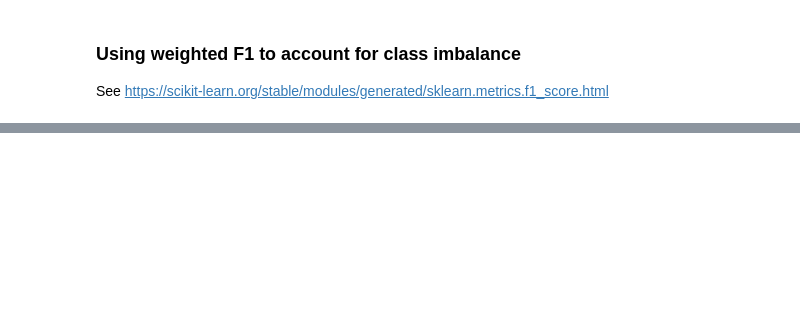
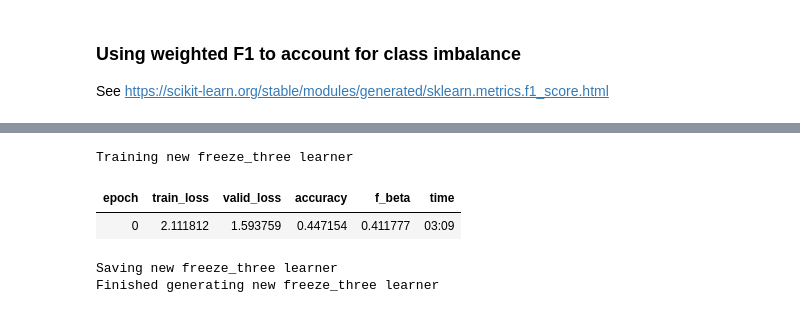
Before and after one commit to magic-lantern/nlp-transfer-learning, a Jupyter notebook: sourcecode/mimic_nlp_classifier_los.ipynb, the cells around one changed output, grey strips where cells are left out. Saved outputs shown, nothing was run; the diff lists cells and outputs as text; code cells hidden in the pictures; blank space fills up the shorter version.

```diff
--- a/sourcecode/mimic_nlp_classifier_los.ipynb
+++ b/sourcecode/mimic_nlp_classifier_los.ipynb
@@ -401,14 +528,23 @@ else:
 # %%
 if os.path.isfile(str(freeze_three) + '.pth'):
     learn.load(freeze_three)
     print('loaded freeze_three learner')
 else:
     print('Training new freeze_three learner')
     learn.freeze_to(-3)
-    learn.fit_one_cycle(1, slice(1e-2/(2.6**4),1e-2), moms=(0.8,0.7))
+    learn.fit_one_cycle(1, slice(5e-3/(2.6**4),5e-3), moms=(0.8,0.7),
+                       callbacks=[
+                           callbacks.CSVLogger(learn, filename=training_history_file, append=True)
+                       ])
     print('Saving new freeze_three learner')
     learn.save(freeze_three)
     print('Finished generating new freeze_three learner')
+# %% [output]
+Training new freeze_three learner
+| epoch | train_loss | valid_loss | accuracy | f_beta | time |
+| 0 | 2.111812 | 1.593759 | 0.447154 | 0.411777 | 03:09 |
+Saving new freeze_three learner
+Finished generating new freeze_three learner
 # %%
 learn.unfreeze()
 # %%
```
Also changed, not shown: parts of 28 cells of this notebook, 5 other files.
